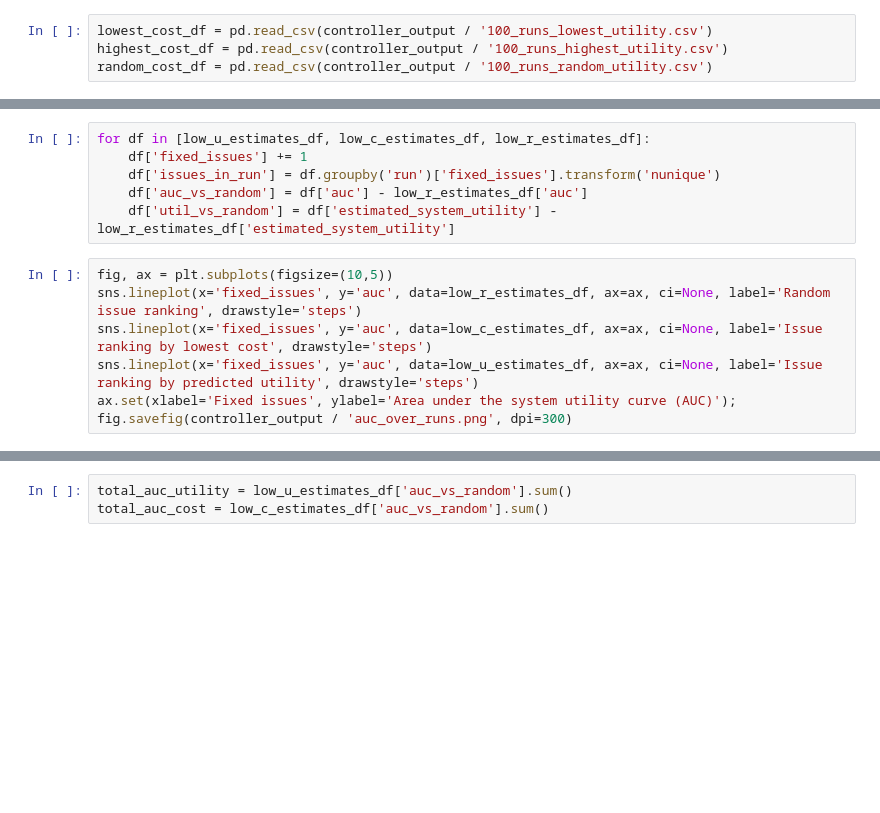
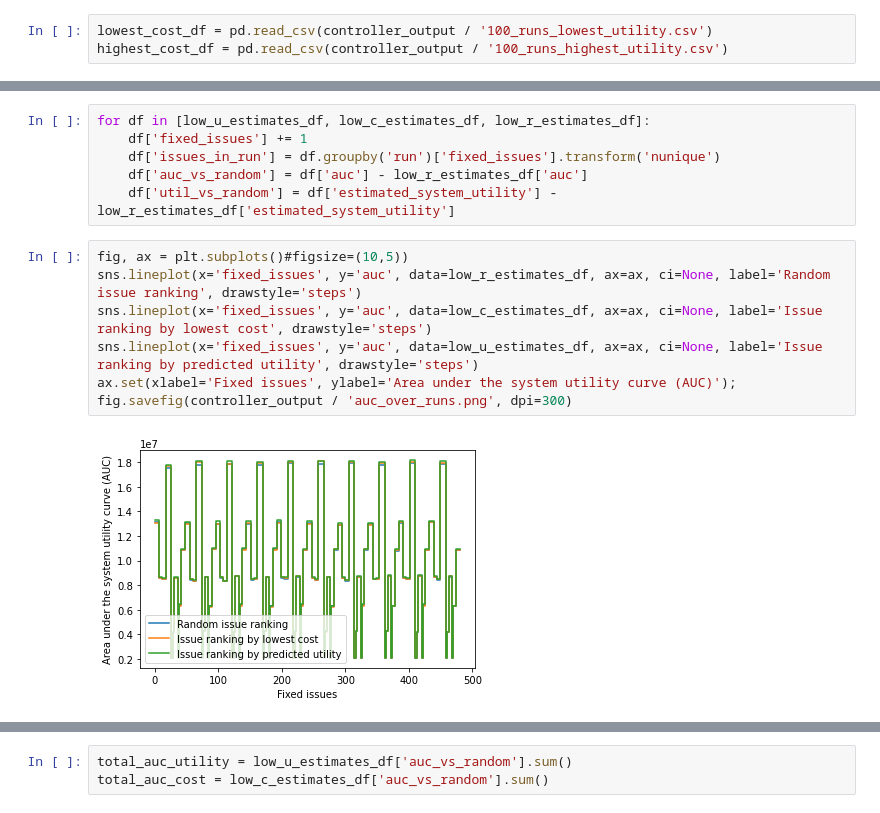
Before and after one commit to Phimanu/MachineLearningControl, a Jupyter notebook: mrubis_controller/performance_plots.ipynb, the cells around one changed output, grey strips where cells are left out. Saved outputs shown, nothing was run; the diff lists cells and outputs as text; blank space fills up the shorter version.

```diff
--- a/mrubis_controller/performance_plots.ipynb
+++ b/mrubis_controller/performance_plots.ipynb
@@ -15,4 +15,3 @@ controller_output = Path('output')
 # %%
 lowest_cost_df = pd.read_csv(controller_output / '100_runs_lowest_utility.csv')
 highest_cost_df = pd.read_csv(controller_output / '100_runs_highest_utility.csv')
-random_cost_df = pd.read_csv(controller_output / '100_runs_random_utility.csv')
@@ -86,10 +89,12 @@ for df in [low_u_estimates_df, low_c_estimates_df, low_r_estimates_df]:
     df['auc_vs_random'] = df['auc'] - low_r_estimates_df['auc']
     df['util_vs_random'] = df['estimated_system_utility'] - low_r_estimates_df['estimated_system_utility']
 # %%
-fig, ax = plt.subplots(figsize=(10,5))
+fig, ax = plt.subplots()#figsize=(10,5))
 sns.lineplot(x='fixed_issues', y='auc', data=low_r_estimates_df, ax=ax, ci=None, label='Random issue ranking', drawstyle='steps')
 sns.lineplot(x='fixed_issues', y='auc', data=low_c_estimates_df, ax=ax, ci=None, label='Issue ranking by lowest cost', drawstyle='steps')
 sns.lineplot(x='fixed_issues', y='auc', data=low_u_estimates_df, ax=ax, ci=None, label='Issue ranking by predicted utility', drawstyle='steps')
 ax.set(xlabel='Fixed issues', ylabel='Area under the system utility curve (AUC)');
 fig.savefig(controller_output / 'auc_over_runs.png', dpi=300)
+# %% [output]
+[figure, added]
 # %%
```
Also changed, not shown: parts of 11 cells of this notebook.
